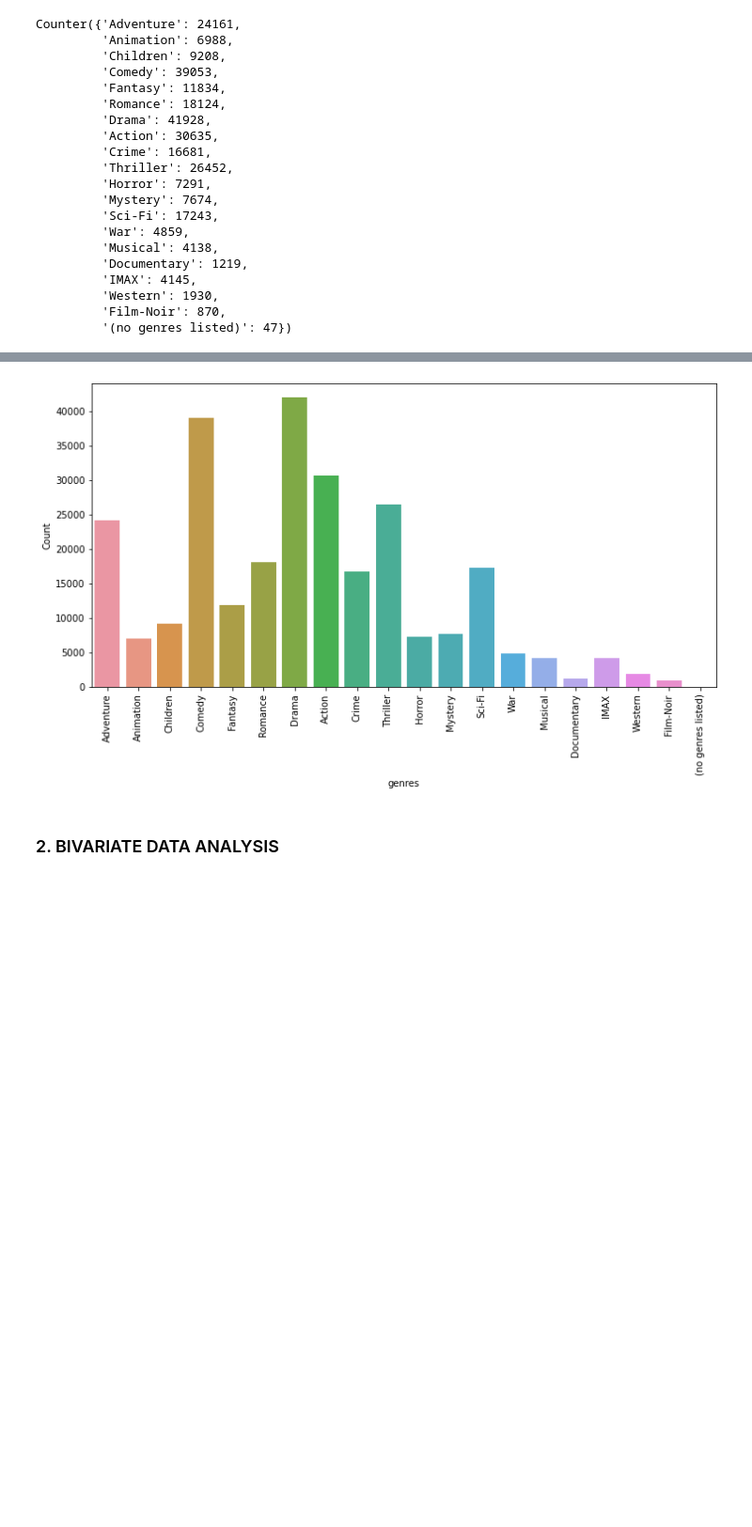
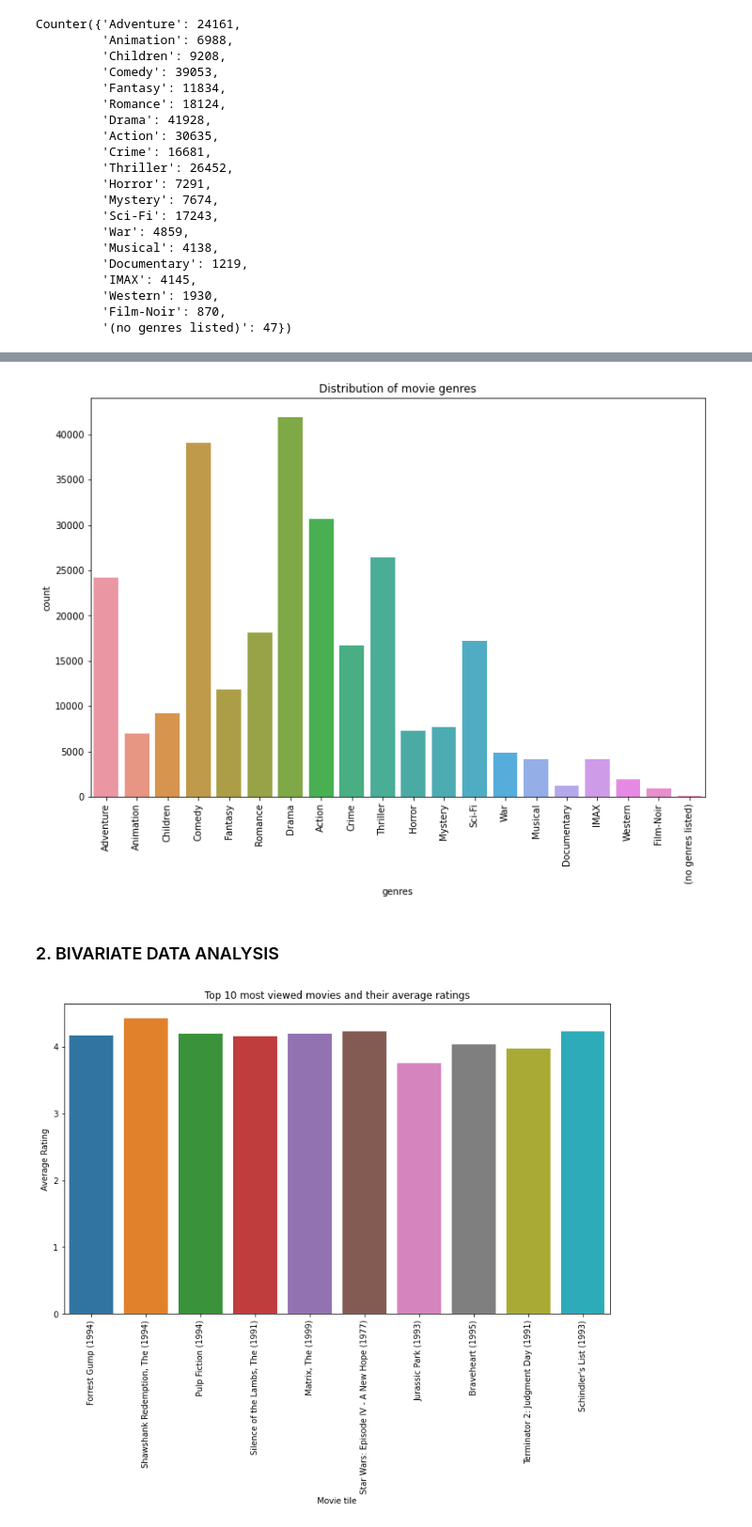
Before and after one commit to MwangiWambugu/Movie-Rec, a Jupyter notebook: index.ipynb, the cells around one changed output, grey strips where cells are left out. Shown at 94% size. Saved outputs shown, nothing was run; the diff lists cells and outputs as text; code cells hidden in the pictures; blank space fills up the shorter version.

```diff
--- a/index.ipynb
+++ b/index.ipynb
@@ -194,9 +222,18 @@ exploded_genres_df
 # %%
-bar_plot('genres', exploded_genres_df)
+
+create_plots(exploded_genres_df, 'count_plot', 'genres')
 # %% [output]
-[figure, old version]
+[figure, new version]
 # %% [markdown]
 ### 2. BIVARIATE DATA ANALYSIS
+# %%
+top_10_views = movie_rating_df['title'].value_counts().nlargest(10)
+average_ratings = movie_rating_df.groupby('title')['rating'].mean().loc[top_10_views.index]
+
+
+create_plots(movie_rating_df, 'bar_plot2', average_ratings)
+# %% [output]
+[figure, added]
 # %%
 def bar_plot(x, y, data):
 
```
Also changed, not shown: parts of 10 cells of this notebook.
